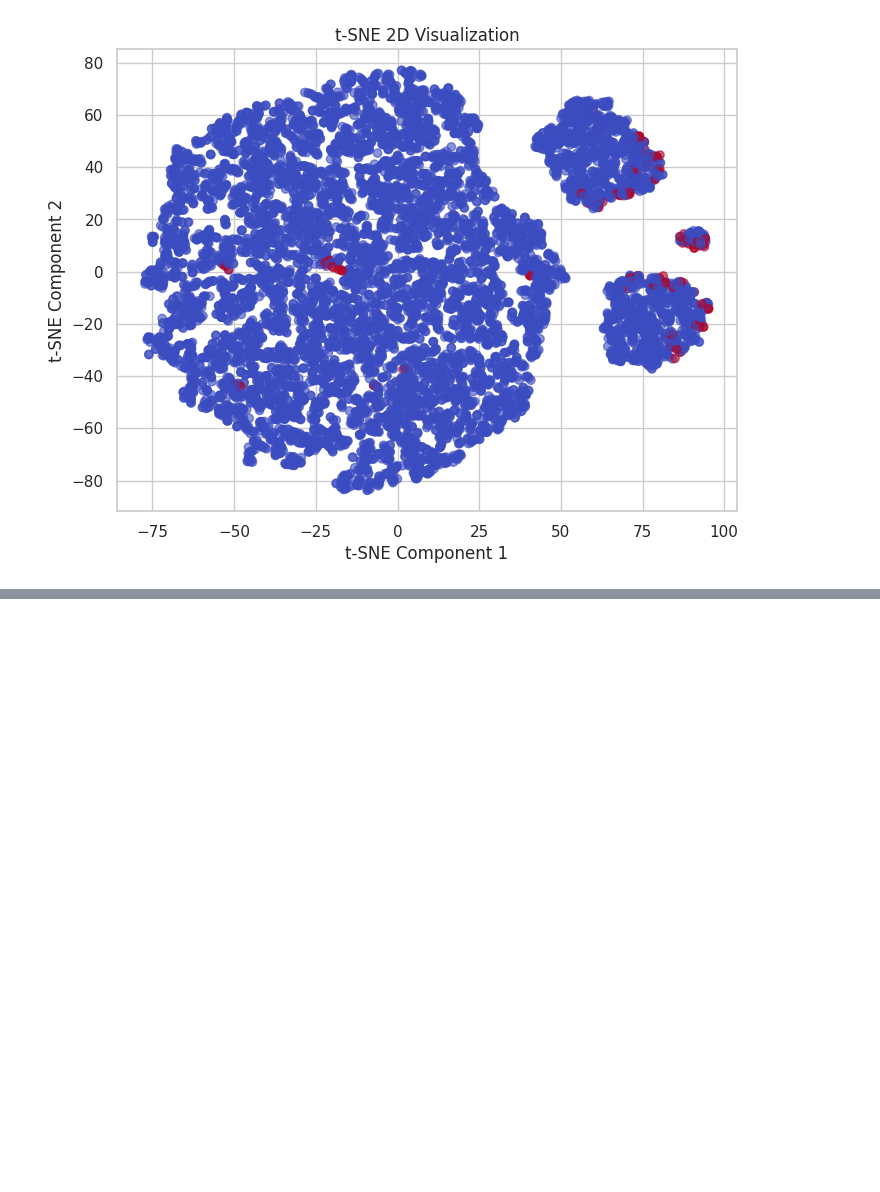
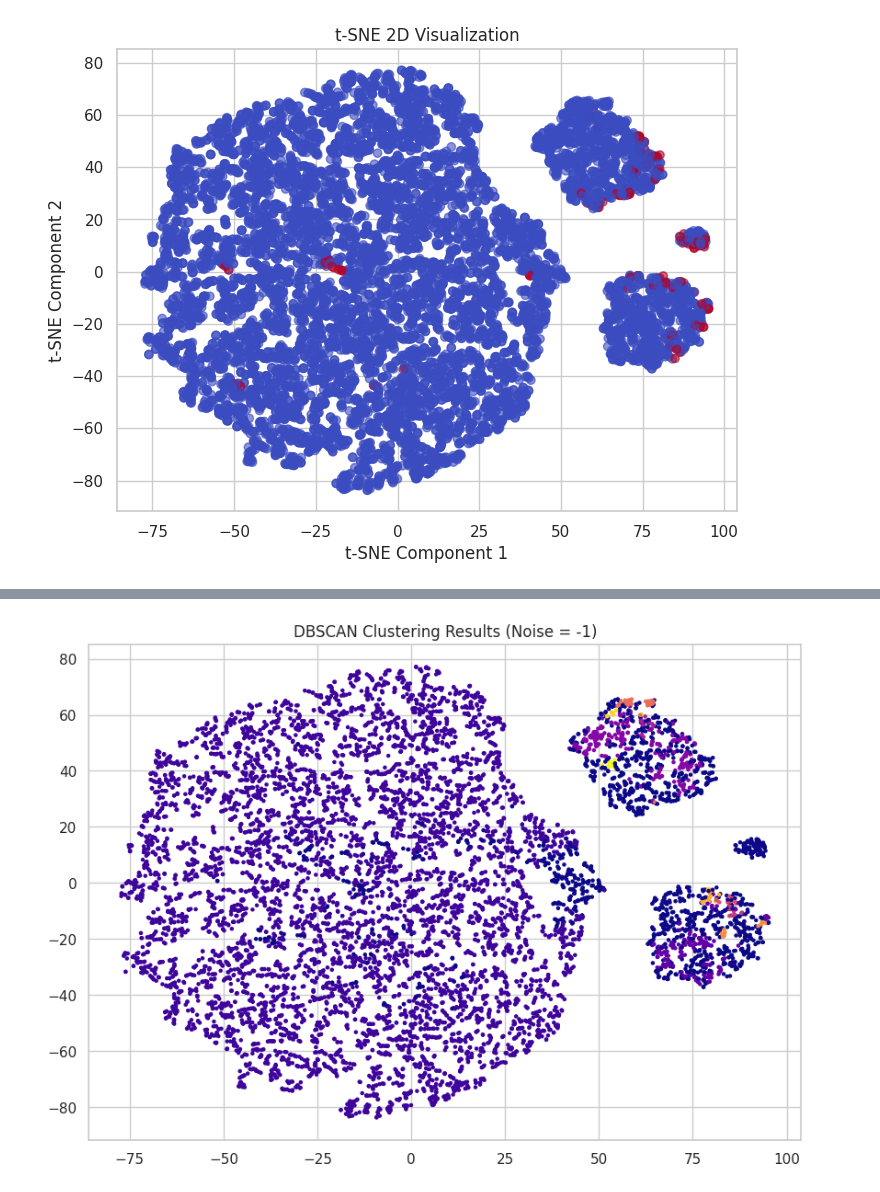
Before and after one commit to YamenObeidat/Activity-3--DBSCAN-PCA, a Jupyter notebook: final_project_2.ipynb, the cells around one changed output, grey strips where cells are left out. Saved outputs shown, nothing was run; the diff lists cells and outputs as text; code cells hidden in the pictures; blank space fills up the shorter version.

```diff
--- a/final_project_2.ipynb
+++ b/final_project_2.ipynb
@@ -201,0 +217,6 @@ fig.savefig('tsne_visualization.png')
+# %%
+dbscan = DBSCAN(eps=1.2, min_samples=16)
+db_clusters = dbscan.fit_predict(X_pca)
+
+df_cleaned['dbscan_cluster'] = db_clusters
+print(df_cleaned['dbscan_cluster'].value_counts())
@@ -201,0 +238,7 @@ fig.savefig('tsne_visualization.png')
+# %%
+plt.figure(figsize=(10, 7))
+plt.scatter(X_tsne[:, 0], X_tsne[:, 1], c=db_clusters, cmap='plasma', s=5)
+plt.title('DBSCAN Clustering Results (Noise = -1)')
+plt.show()
+# %% [output]
+[figure, added]
```
Also changed, not shown: parts of 3 cells of this notebook.
